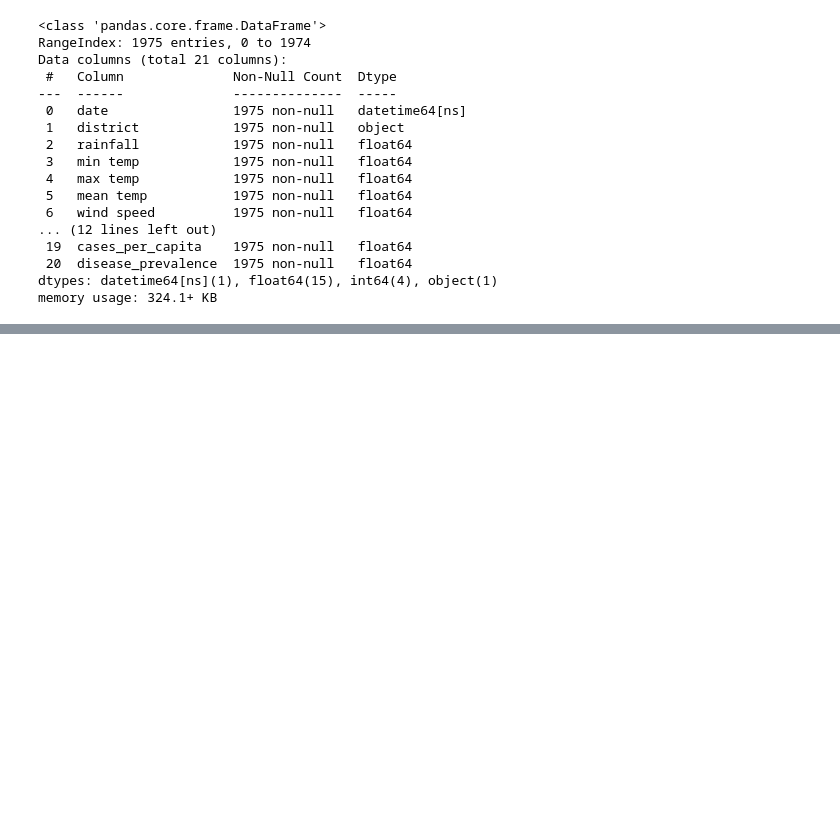
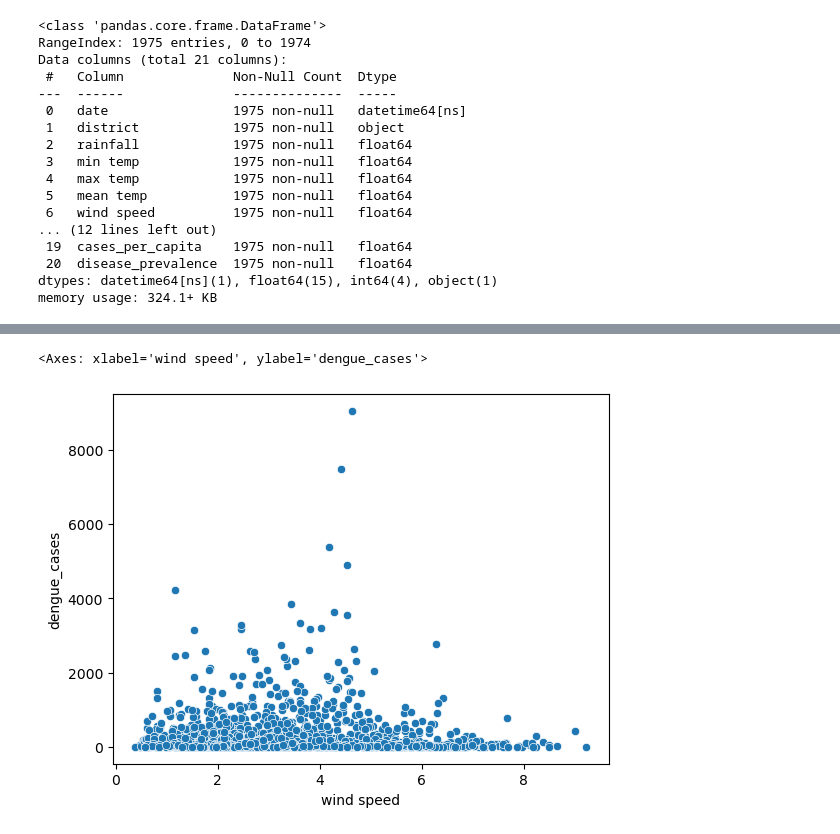
Before and after one commit to LlakmalGamage/Dengue-Forecasting-Sri-Lanka, a Jupyter notebook: notebooks/data_analysis.ipynb, the cells around one changed output, grey strips where cells are left out. Saved outputs shown, nothing was run; the diff lists cells and outputs as text; code cells hidden in the pictures; blank space fills up the shorter version.

```diff
--- a/notebooks/data_analysis.ipynb
+++ b/notebooks/data_analysis.ipynb
@@ -74,0 +102,5 @@ df.describe()
+# %%
+sns.scatterplot(x='wind speed', y='dengue_cases', data=df)
+# %% [output]
+<Axes: xlabel='wind speed', ylabel='dengue_cases'>
+[figure, added]
```
Also changed, not shown: parts of 26 cells of this notebook.
